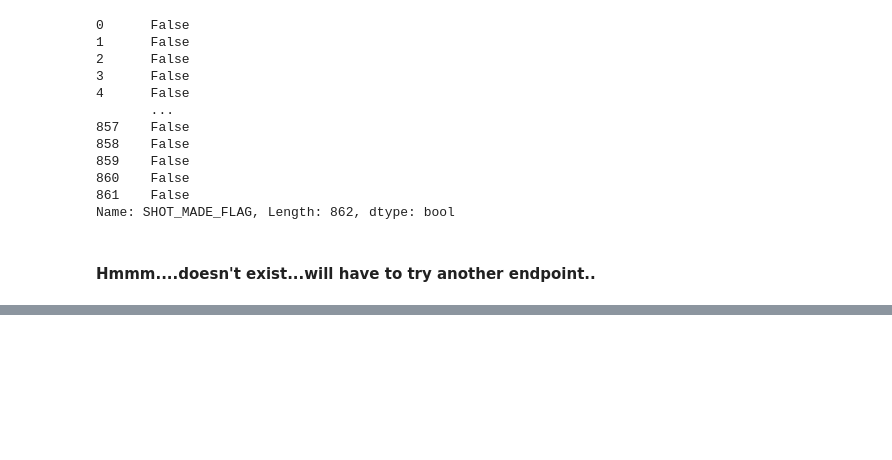
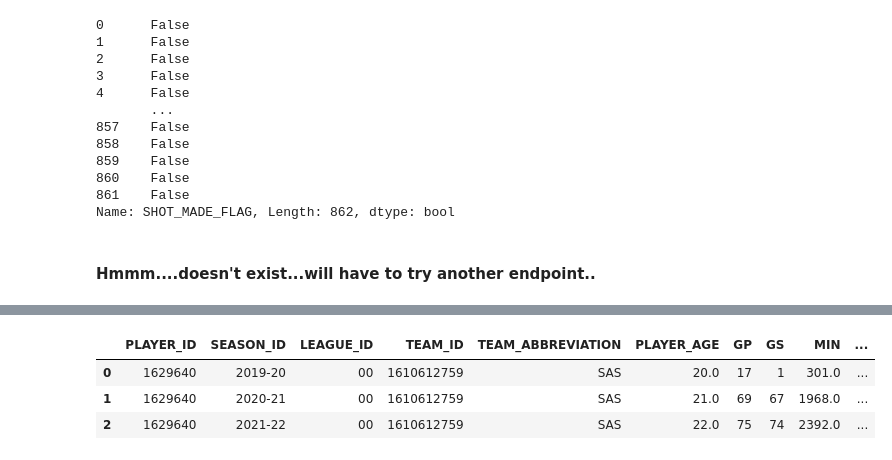
Before and after one commit to Eyring-Miller-Muriithi-capstone/shot-caller-for-ballers, a Jupyter notebook: Notebooks/Jen/Eyring-notebook (Individual Player).ipynb, the cells around one changed output, grey strips where cells are left out. Drawn from its saved outputs; the diff is of its cells as text; code cells hidden in the pictures; blank space fills up the shorter version.

```diff
--- a/Notebooks/Jen/Eyring-notebook.ipynb
+++ b/Notebooks/Jen/Eyring-notebook (Individual Player).ipynb
@@ -211,0 +237,13 @@ sns.scatterplot(x= df3ptrs.LOC_X, y=df3ptrs.LOC_Y, data=df3ptrs.SHOT_TYPE == '3P
+# %%
+team_id = 1610612759
+player_id = 1629640
+
+career = playercareerstats.PlayerCareerStats(player_id)
+career_df = career.get_data_frames()[0]
+# %%
+career_df
+# %% [output]
+|  | PLAYER_ID | SEASON_ID | LEAGUE_ID | TEAM_ID | TEAM_ABBREVIATION | PLAYER_AGE | GP | GS | MIN | ... |
+| 0 | 1629640 | 2019-20 | 00 | 1610612759 | SAS | 20.0 | 17 | 1 | 301.0 | ... |
+| 1 | 1629640 | 2020-21 | 00 | 1610612759 | SAS | 21.0 | 69 | 67 | 1968.0 | ... |
+| 2 | 1629640 | 2021-22 | 00 | 1610612759 | SAS | 22.0 | 75 | 74 | 2392.0 | ... |
```
Also changed, not shown: parts of 12 cells of this notebook, 2 other files.
